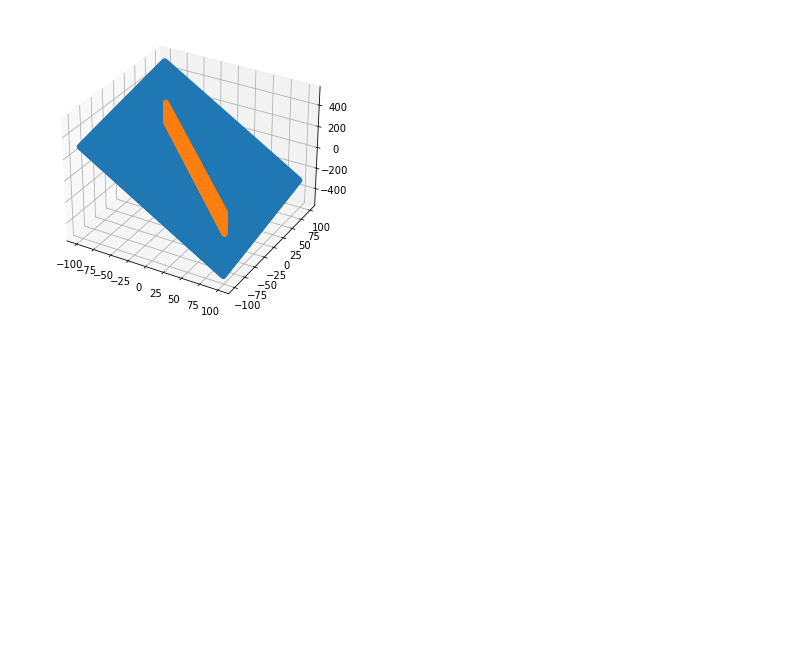
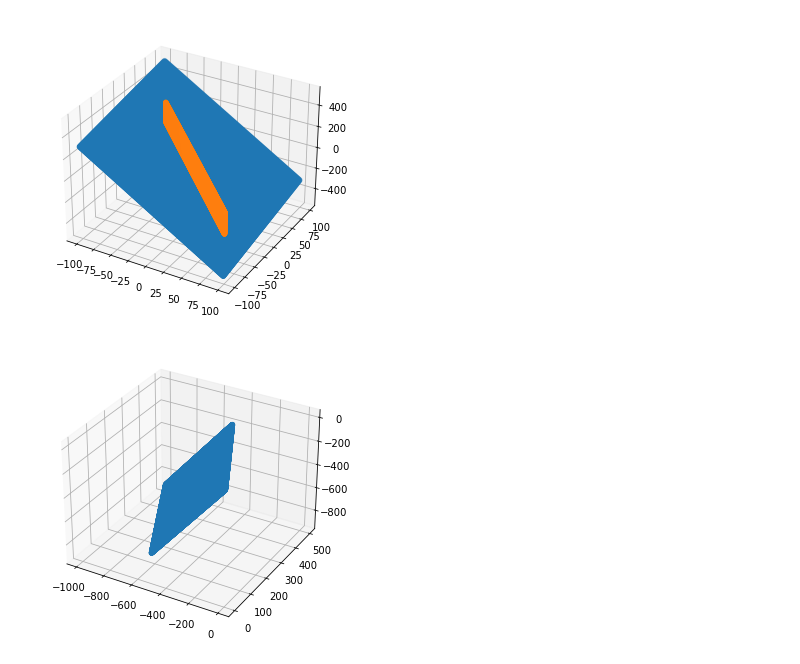
Before and after one commit to shivakumarjayaraman/ctm, a Jupyter notebook: vector/Vector Spaces.ipynb, the cells around one changed output. Drawn from its saved outputs; the diff is of its cells as text; code cells hidden in the pictures; blank space fills up the shorter version.

```diff
--- a/vector/Vector Spaces.ipynb
+++ b/vector/Vector Spaces.ipynb
@@ -191,3 +191,37 @@ ax.scatter(points2[:, 0], points2[:, 1], points2[:, 2])
 # %% [output]
 <mpl_toolkits.mplot3d.art3d.Path3DCollection at 0x...>
 [figure]
+# %%
+## Find a plane passing through points u1 = (1, 0, 4,4), u2 = (0, 1, 4) and u3 = (0, 0, 3)
+
+## Plot the plane through vectors u2-u1 and  u3-u1
+
+u1 = np.array([1, 0, 4.4])
+u2 = np.array([0, 1, 4])
+u3 = np.array([0, 0, 3])
+
+v1 = u2-u1
+v2 = u3-u1
+
+l1 = np.array([v1 * x for x in range(-500, 500)])
+l2 = np.array([v2 * x for x in range(-500, 500)])
+
+
+#points = np.array([v1*a + v2*b for a in range(-500, 500) for b in range (-500, 500)])
+points = np.array([v1*a + v2*b for a in range(0, 500) for b in range (0, 500)])
+
+fig = plt.figure()
+ax = Axes3D(fig)
+
+#ax2 = Axes3D(fig)
+#ax.plot(l1[:, 0], l1[:, 1], l1[:, 2], 'r*')
+#ax.plot(l2[:, 0], l2[:, 1], l2[:, 2], 'y*')
+
+
+ax.scatter(points[:, 0], points[:, 1], points[:, 2])
+
+
+
+plt.show()
+# %% [output]
+[figure, added]
```
Also changed, not shown: parts of 5 cells of this notebook, 13 other files.
